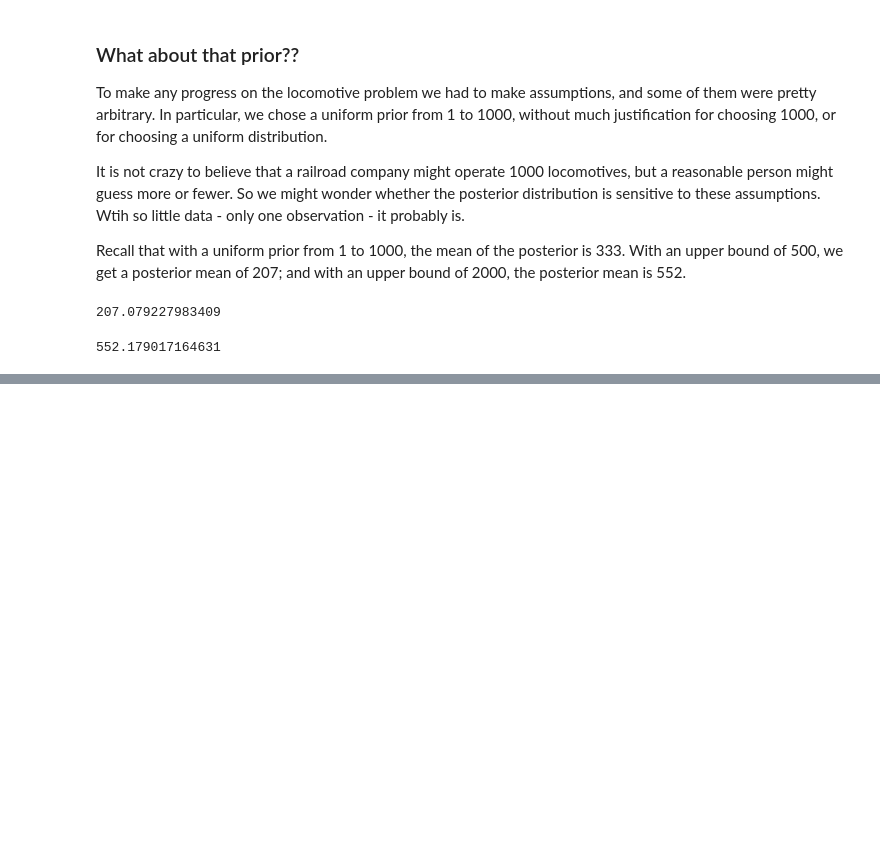
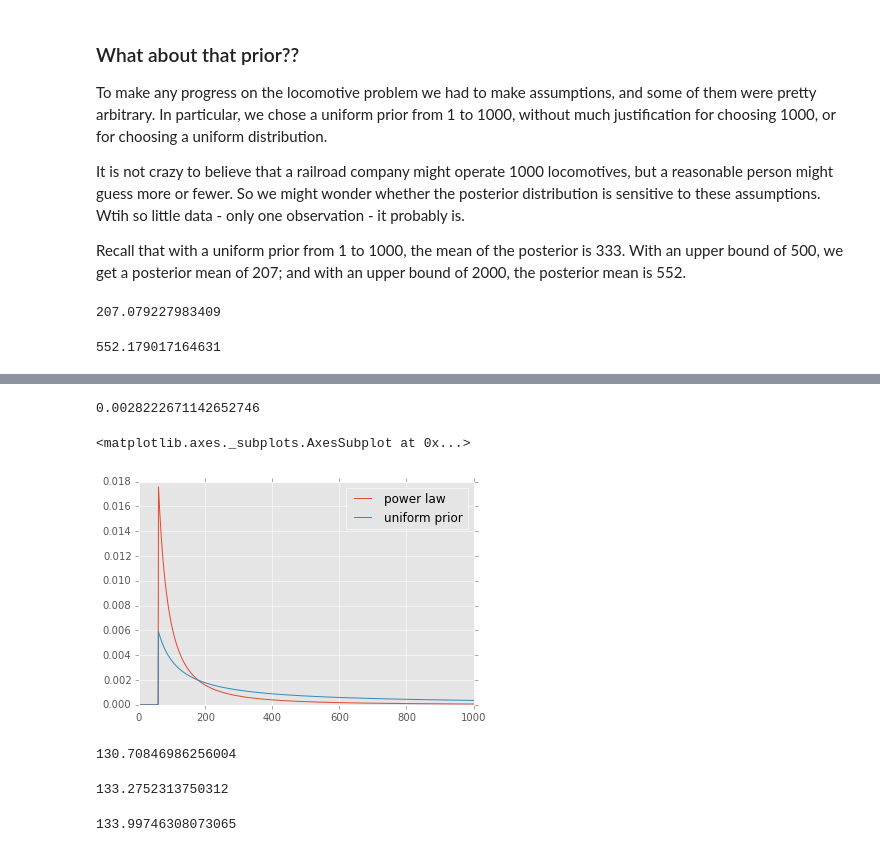
Before and after one commit to doolingdavid/ThinkBayes, a Jupyter notebook: code/newnotes.ipynb, the cells around one changed output, grey strips where cells are left out. Cells and saved outputs as stored; diff of their text form; code cells hidden in the pictures; blank space fills up the shorter version.

```diff
--- a/code/newnotes.ipynb
+++ b/code/newnotes.ipynb
@@ -1696,0 +1721,6 @@ suite.Mean()
+# %%
+hypos = xrange(1,2001)
+suite = Train(hypos)
+for data in [60, 30, 90]:
+    suite.Update(data)
+suite.Mean()
@@ -1696,0 +1750,58 @@ suite.Mean()
+# %%
+from thinkbayes import Suite
+
+class Train(Suite):
+
+    def __init__(self, hypos, alpha=1.0):
+        Pmf.__init__(self)
+        for hypo in hypos:
+            self.Set(hypo, hypo**(-alpha))
+        self.Normalize()
+
+    def Likelihood(self, data, hypo):
+        if hypo < data:
+            return 0
+        else:
+            return 1./hypo
+# %%
+hypos = range(1, 1001)
+suitepower = Train(hypos)
+suiteuniform = Train(hypos, alpha=0)
+# %%
+suitepower.Update(60)
+suiteuniform.Update(60)
+# %% [output]
+0.0028222671142652746
+# %%
+dfcf = pd.DataFrame({'power law': list(suitepower.Render()[1]),
+                    'uniform prior': list(suiteuniform.Render()[1])},
+                   index = list(suitepower.Render()[0]))
+# %%
+dfcf.plot()
+# %% [output]
+<matplotlib.axes._subplots.AxesSubplot at 0x...>
+[figure, added]
+# %%
+hypos = xrange(1,501)
+suite = Train(hypos)
+for data in [60, 30, 90]:
+    suite.Update(data)
+suite.Mean()
+# %% [output]
+130.70846986256004
+# %%
+hypos = xrange(1,1001)
+suite = Train(hypos)
+for data in [60, 30, 90]:
+    suite.Update(data)
+suite.Mean()
+# %% [output]
+133.2752313750312
+# %%
+hypos = xrange(1,2001)
+suite = Train(hypos)
+for data in [60, 30, 90]:
+    suite.Update(data)
+suite.Mean()
+# %% [output]
+133.99746308073065
```
Also changed, not shown: parts of 9 cells of this notebook.
